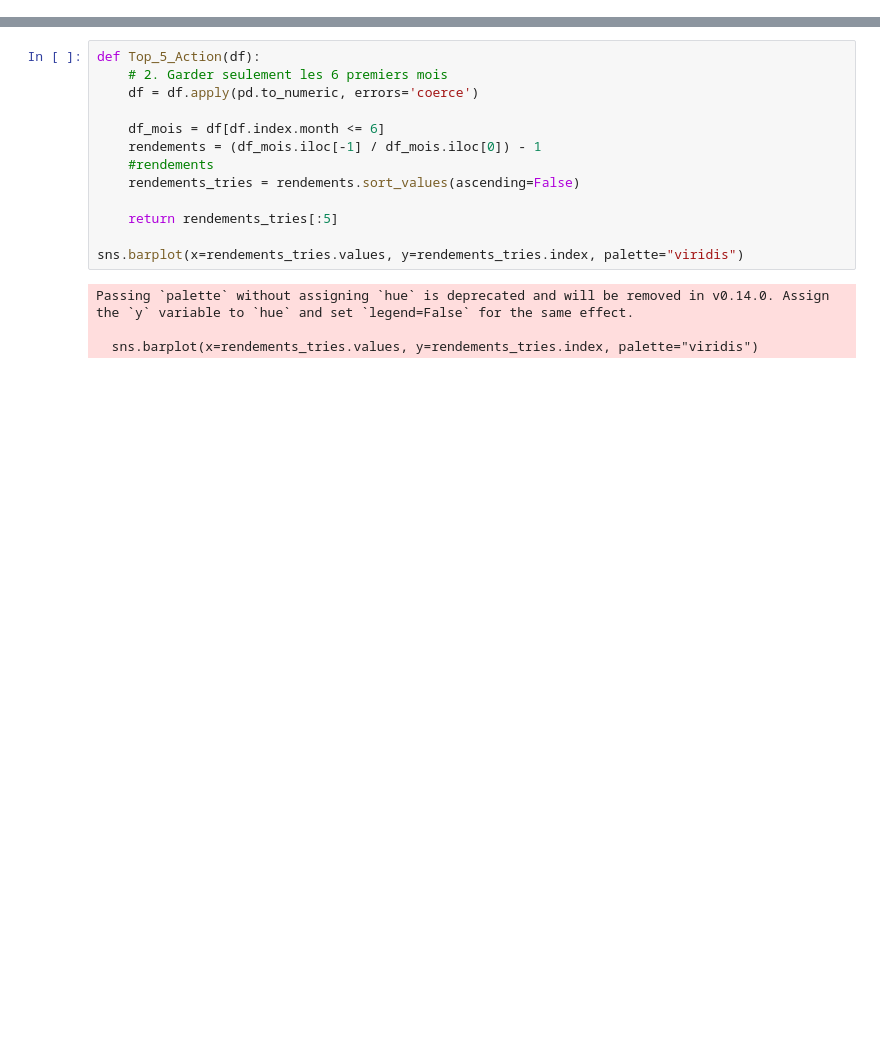
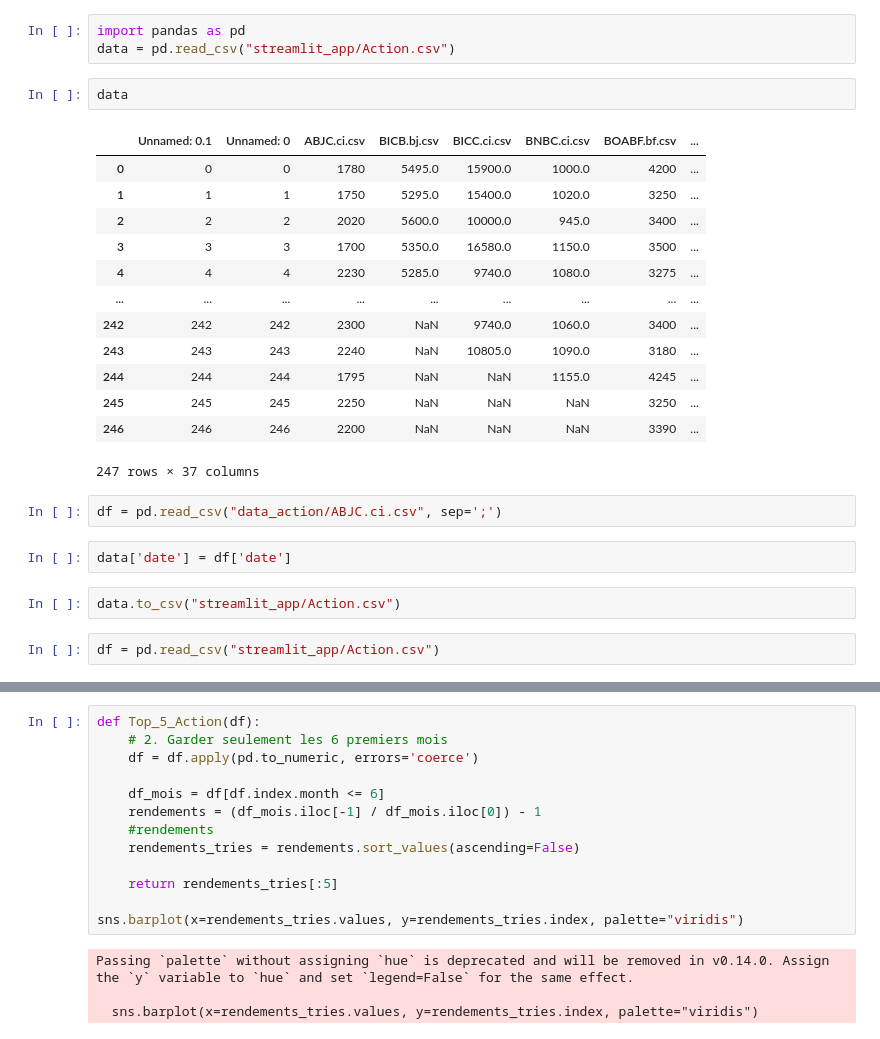
Before and after one commit to Anee1/simul_portefeuil, a Jupyter notebook: Analyse.ipynb, the cells around one changed output, grey strips where cells are left out. Drawn from its saved outputs; the diff is of its cells as text; blank space fills up the shorter version.

```diff
--- a/Analyse.ipynb
+++ b/Analyse.ipynb
@@ -0,0 +1,27 @@
+# %%
+import pandas as pd
+data = pd.read_csv("streamlit_app/Action.csv")
+# %%
+data
+# %% [output]
+|  | Unnamed: 0.1 | Unnamed: 0 | ABJC.ci.csv | BICB.bj.csv | BICC.ci.csv | BNBC.ci.csv | BOABF.bf.csv | ... |
+| 0 | 0 | 0 | 1780 | 5495.0 | 15900.0 | 1000.0 | 4200 | ... |
+| 1 | 1 | 1 | 1750 | 5295.0 | 15400.0 | 1020.0 | 3250 | ... |
+| 2 | 2 | 2 | 2020 | 5600.0 | 10000.0 | 945.0 | 3400 | ... |
+| 3 | 3 | 3 | 1700 | 5350.0 | 16580.0 | 1150.0 | 3500 | ... |
+| 4 | 4 | 4 | 2230 | 5285.0 | 9740.0 | 1080.0 | 3275 | ... |
+| ... | ... | ... | ... | ... | ... | ... | ... | ... |
+| 242 | 242 | 242 | 2300 | NaN | 9740.0 | 1060.0 | 3400 | ... |
+| 243 | 243 | 243 | 2240 | NaN | 10805.0 | 1090.0 | 3180 | ... |
+| 244 | 244 | 244 | 1795 | NaN | NaN | 1155.0 | 4245 | ... |
+| 245 | 245 | 245 | 2250 | NaN | NaN | NaN | 3250 | ... |
+| 246 | 246 | 246 | 2200 | NaN | NaN | NaN | 3390 | ... |
+247 rows × 37 columns
+# %%
+df = pd.read_csv("data_action/ABJC.ci.csv", sep=';')
+# %%
+data['date'] = df['date']
+# %%
+data.to_csv("streamlit_app/Action.csv")
+# %%
+df = pd.read_csv("streamlit_app/Action.csv")
```
Also changed, not shown: parts of 10 cells of this notebook, 6 other files.
